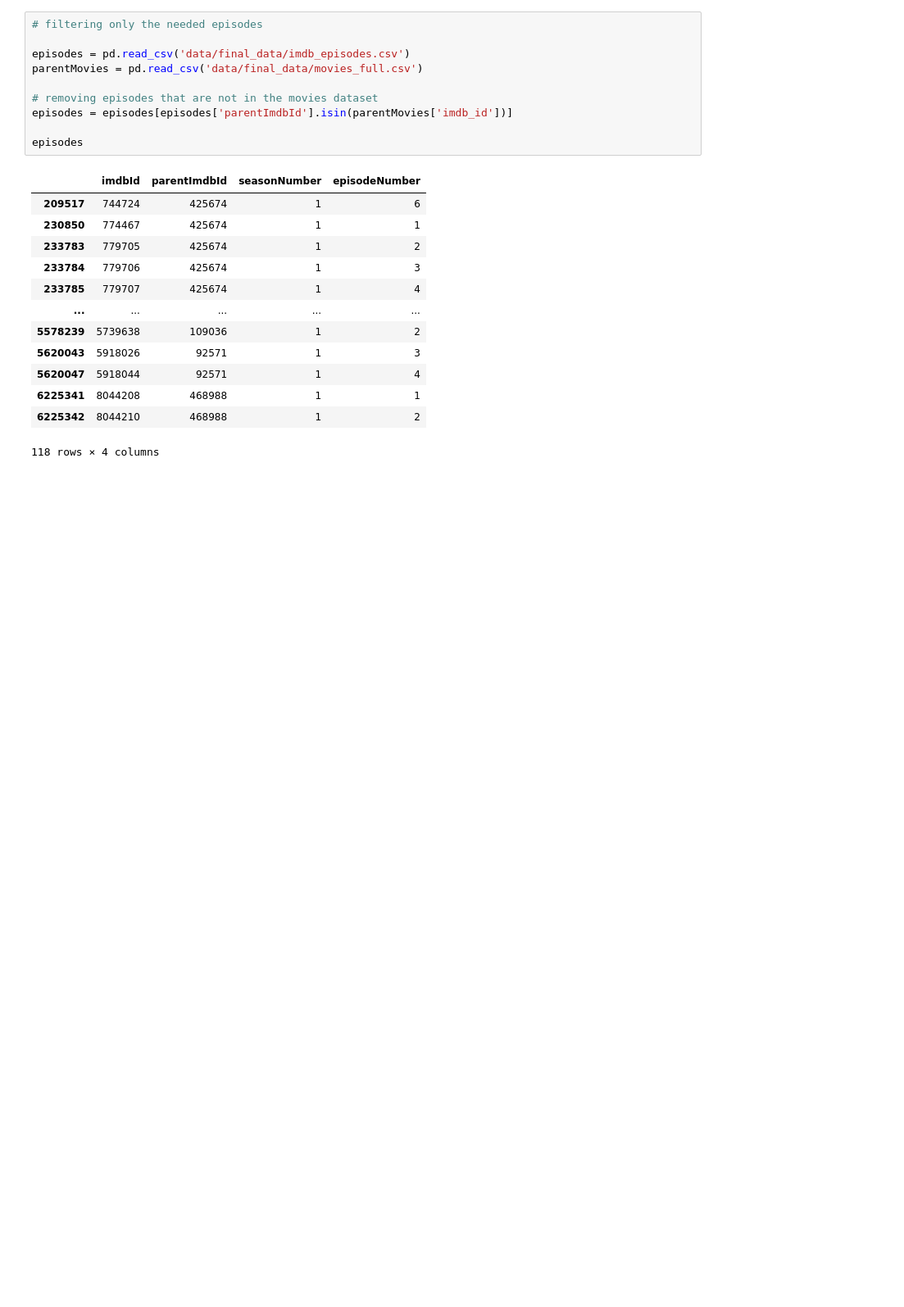
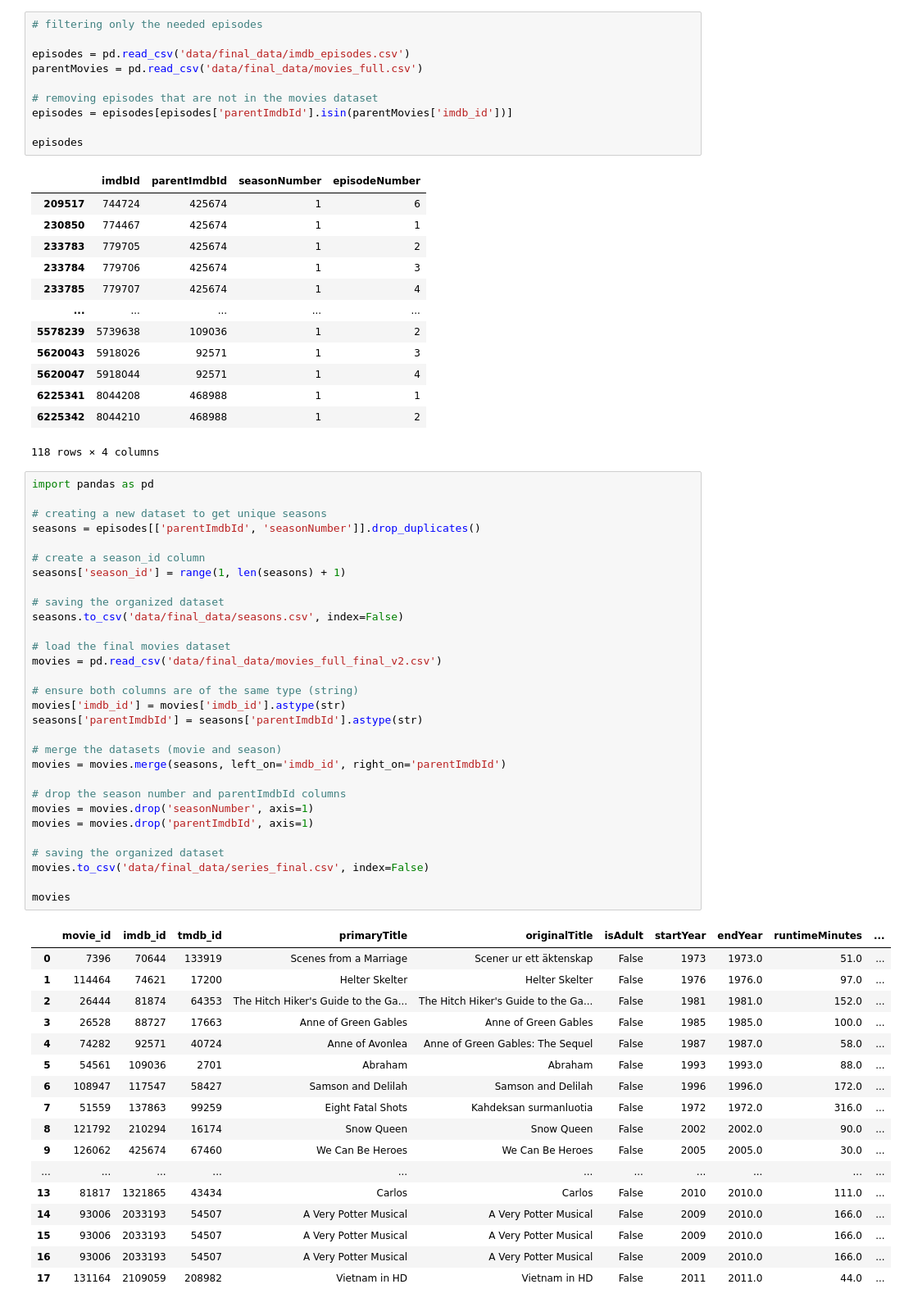
Before and after one commit to PepeuFBV/Movie-Recommendation, a Jupyter notebook: dataset_treatment.ipynb, the cells around one changed output. Shown at 82% size. Cells and saved outputs as stored; diff of their text form; blank space fills up the shorter version.

```diff
--- a/dataset_treatment.ipynb
+++ b/dataset_treatment.ipynb
@@ -633,3 +674,51 @@ episodes
 | 6225341 | 8044208 | 468988 | 1 | 1 |
 | 6225342 | 8044210 | 468988 | 1 | 2 |
 118 rows × 4 columns
+# %%
+import pandas as pd
+
+# creating a new dataset to get unique seasons
+seasons = episodes[['parentImdbId', 'seasonNumber']].drop_duplicates()
+
+# create a season_id column
+seasons['season_id'] = range(1, len(seasons) + 1)
+
+# saving the organized dataset
+seasons.to_csv('data/final_data/seasons.csv', index=False)
+
+# load the final movies dataset
+movies = pd.read_csv('data/final_data/movies_full_final_v2.csv')
+
+# ensure both columns are of the same type (string)
+movies['imdb_id'] = movies['imdb_id'].astype(str)
+seasons['parentImdbId'] = seasons['parentImdbId'].astype(str)
+
+# merge the datasets (movie and season)
+movies = movies.merge(seasons, left_on='imdb_id', right_on='parentImdbId')
+
+# drop the season number and parentImdbId columns
+movies = movies.drop('seasonNumber', axis=1)
+movies = movies.drop('parentImdbId', axis=1)
+
+# saving the organized dataset
+movies.to_csv('data/final_data/series_final.csv', index=False)
+
+movies
+# %% [output]
+|  | movie_id | imdb_id | tmdb_id | primaryTitle | originalTitle | isAdult | startYear | endYear | runtimeMinutes | ... |
+| 0 | 7396 | 70644 | 133919 | Scenes from a Marriage | Scener ur ett äktenskap | False | 1973 | 1973.0 | 51.0 | ... |
+| 1 | 114464 | 74621 | 17200 | Helter Skelter | Helter Skelter | False | 1976 | 1976.0 | 97.0 | ... |
+| 2 | 26444 | 81874 | 64353 | The Hitch Hiker's Guide to the Ga... | The Hitch Hiker's Guide to the Ga... | False | 1981 | 1981.0 | 152.0 | ... |
+| 3 | 26528 | 88727 | 17663 | Anne of Green Gables | Anne of Green Gables | False | 1985 | 1985.0 | 100.0 | ... |
+| 4 | 74282 | 92571 | 40724 | Anne of Avonlea | Anne of Green Gables: The Sequel | False | 1987 | 1987.0 | 58.0 | ... |
+| 5 | 54561 | 109036 | 2701 | Abraham | Abraham | False | 1993 | 1993.0 | 88.0 | ... |
+| 6 | 108947 | 117547 | 58427 | Samson and Delilah | Samson and Delilah | False | 1996 | 1996.0 | 172.0 | ... |
+| 7 | 51559 | 137863 | 99259 | Eight Fatal Shots | Kahdeksan surmanluotia | False | 1972 | 1972.0 | 316.0 | ... |
+| 8 | 121792 | 210294 | 16174 | Snow Queen | Snow Queen | False | 2002 | 2002.0 | 90.0 | ... |
+| 9 | 126062 | 425674 | 67460 | We Can Be Heroes | We Can Be Heroes | False | 2005 | 2005.0 | 30.0 | ... |
+| ... | ... | ... | ... | ... | ... | ... | ... | ... | ... | ... |
+| 13 | 81817 | 1321865 | 43434 | Carlos | Carlos | False | 2010 | 2010.0 | 111.0 | ... |
+| 14 | 93006 | 2033193 | 54507 | A Very Potter Musical | A Very Potter Musical | False | 2009 | 2010.0 | 166.0 | ... |
+| 15 | 93006 | 2033193 | 54507 | A Very Potter Musical | A Very Potter Musical | False | 2009 | 2010.0 | 166.0 | ... |
+| 16 | 93006 | 2033193 | 54507 | A Very Potter Musical | A Very Potter Musical | False | 2009 | 2010.0 | 166.0 | ... |
+| 17 | 131164 | 2109059 | 208982 | Vietnam in HD | Vietnam in HD | False | 2011 | 2011.0 | 44.0 | ... |
```
Also changed, not shown: parts of 11 cells of this notebook, 2 other files.
